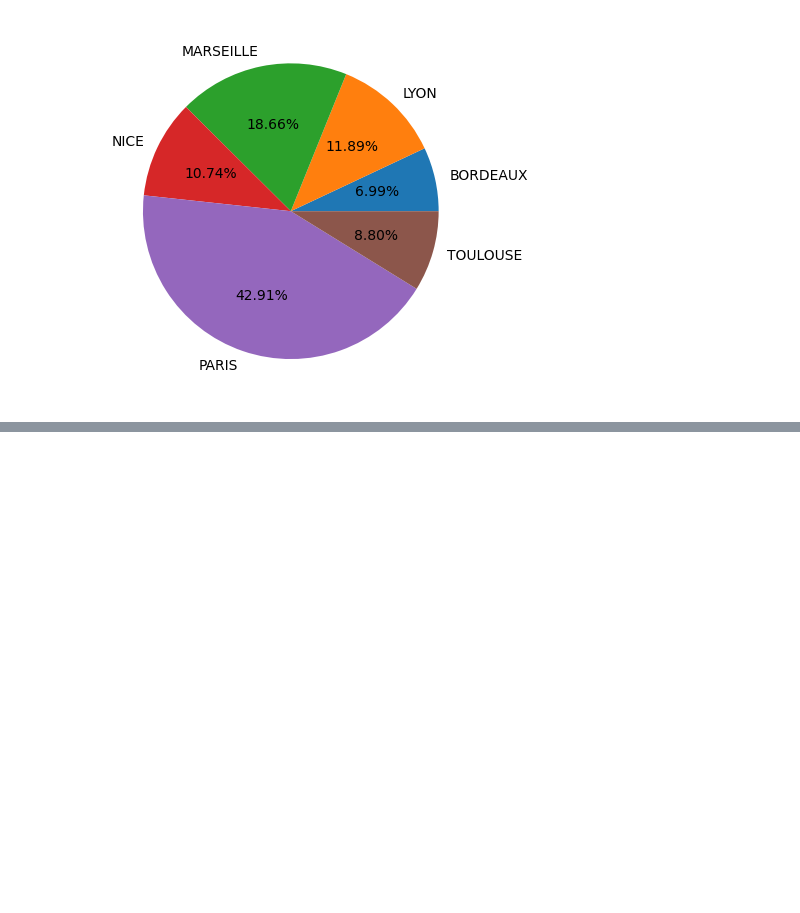
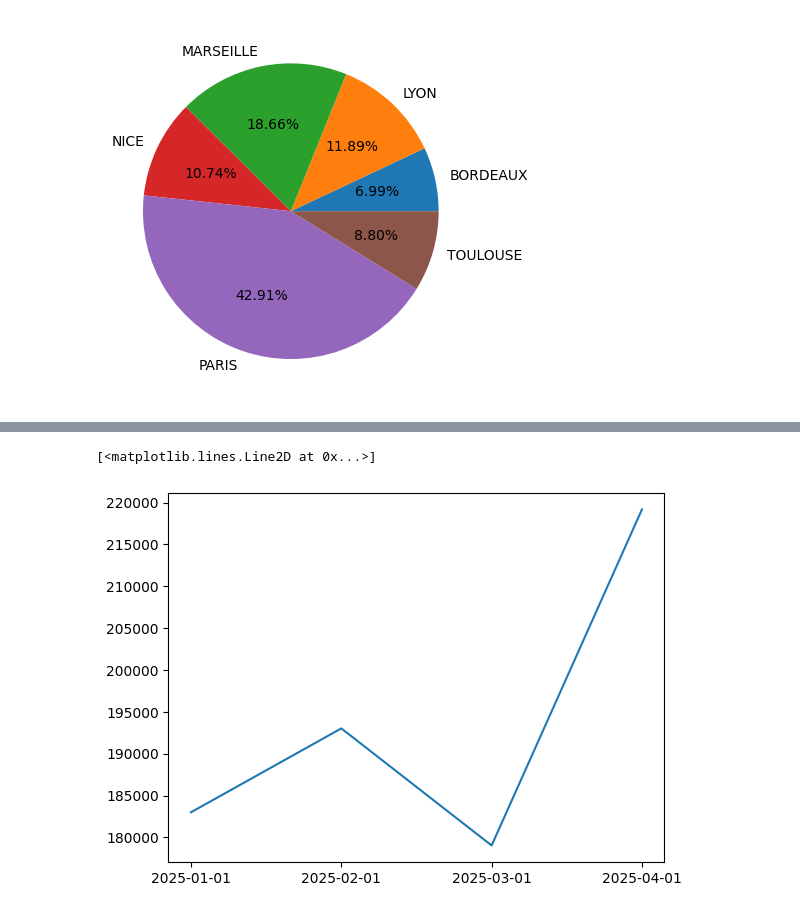
Before and after one commit to Harlequelrah/Learning_data_science, a Jupyter notebook: Learning_data_science/Construisez_des_data_visualisations_avec_Matplotlib_et_Seaborn/Tracez_des_graphiques_avec_Matplotlib.ipynb, the cells around one changed output, grey strips where cells are left out. Saved outputs shown, nothing was run; the diff lists cells and outputs as text; code cells hidden in the pictures; blank space fills up the shorter version.

```diff
--- a/Learning_data_science/Construisez_des_data_visualisations_avec_Matplotlib_et_Seaborn/Tracez_des_graphiques_avec_Matplotlib.ipynb
+++ b/Learning_data_science/Construisez_des_data_visualisations_avec_Matplotlib_et_Seaborn/Tracez_des_graphiques_avec_Matplotlib.ipynb
@@ -76,0 +104,6 @@ plt.pie(labels=data['ville'],x=data['remboursement'],autopct="%.2f%%")
+# %%
+evolution_ca= pd.DataFrame({
+    'date':['2025-01-01','2025-02-01','2025-03-01','2025-04-01'],
+    "chiffre d'affaire" : [183000,193020,179032,219174]
+})
+evolution_ca
@@ -76,0 +116,5 @@ plt.pie(labels=data['ville'],x=data['remboursement'],autopct="%.2f%%")
+# %%
+plt.plot(evolution_ca['date'],evolution_ca["chiffre d'affaire"])
+# %% [output]
+[<matplotlib.lines.Line2D at 0x...>]
+[figure, added]
```
Also changed, not shown: parts of 11 cells of this notebook.
